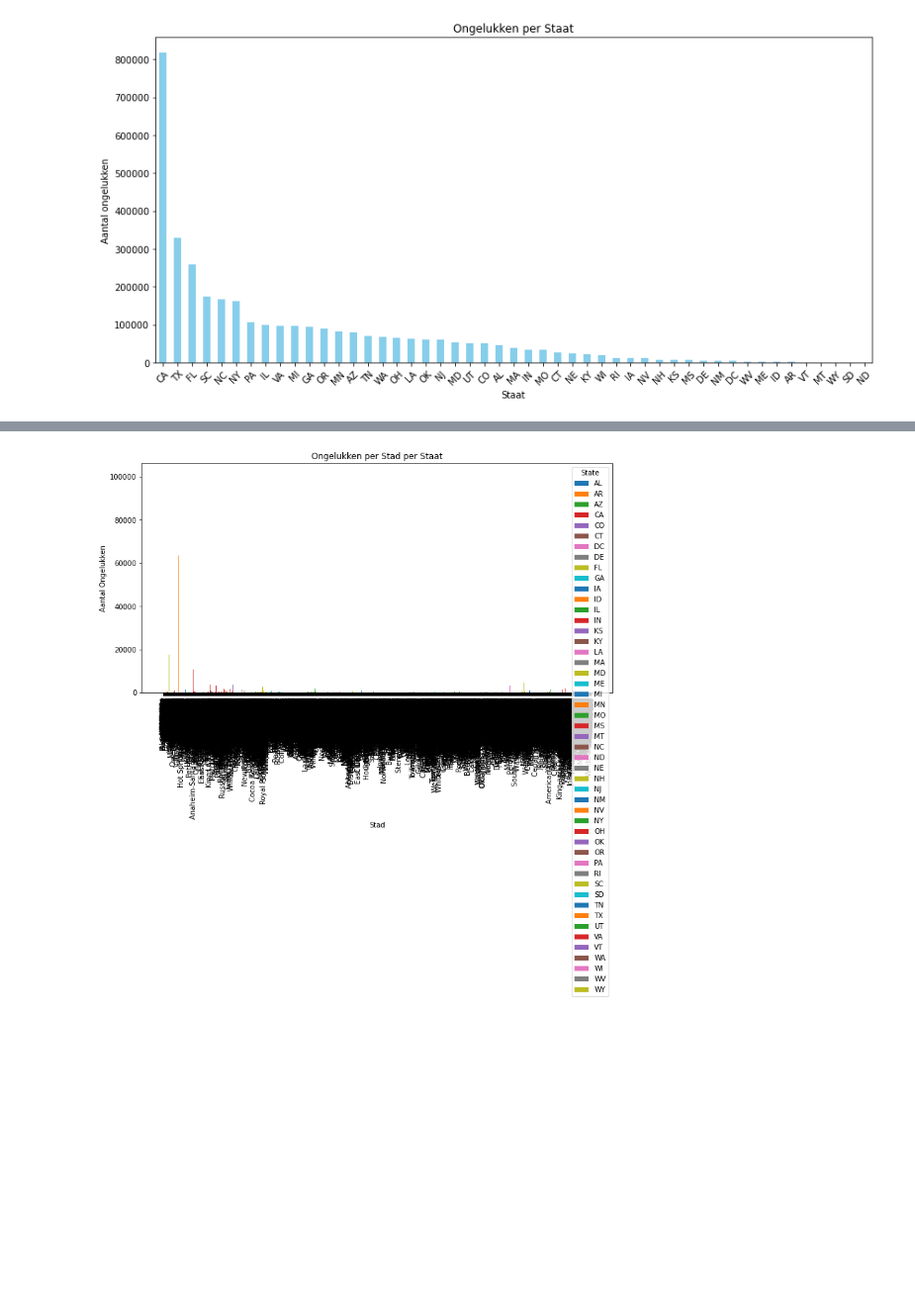
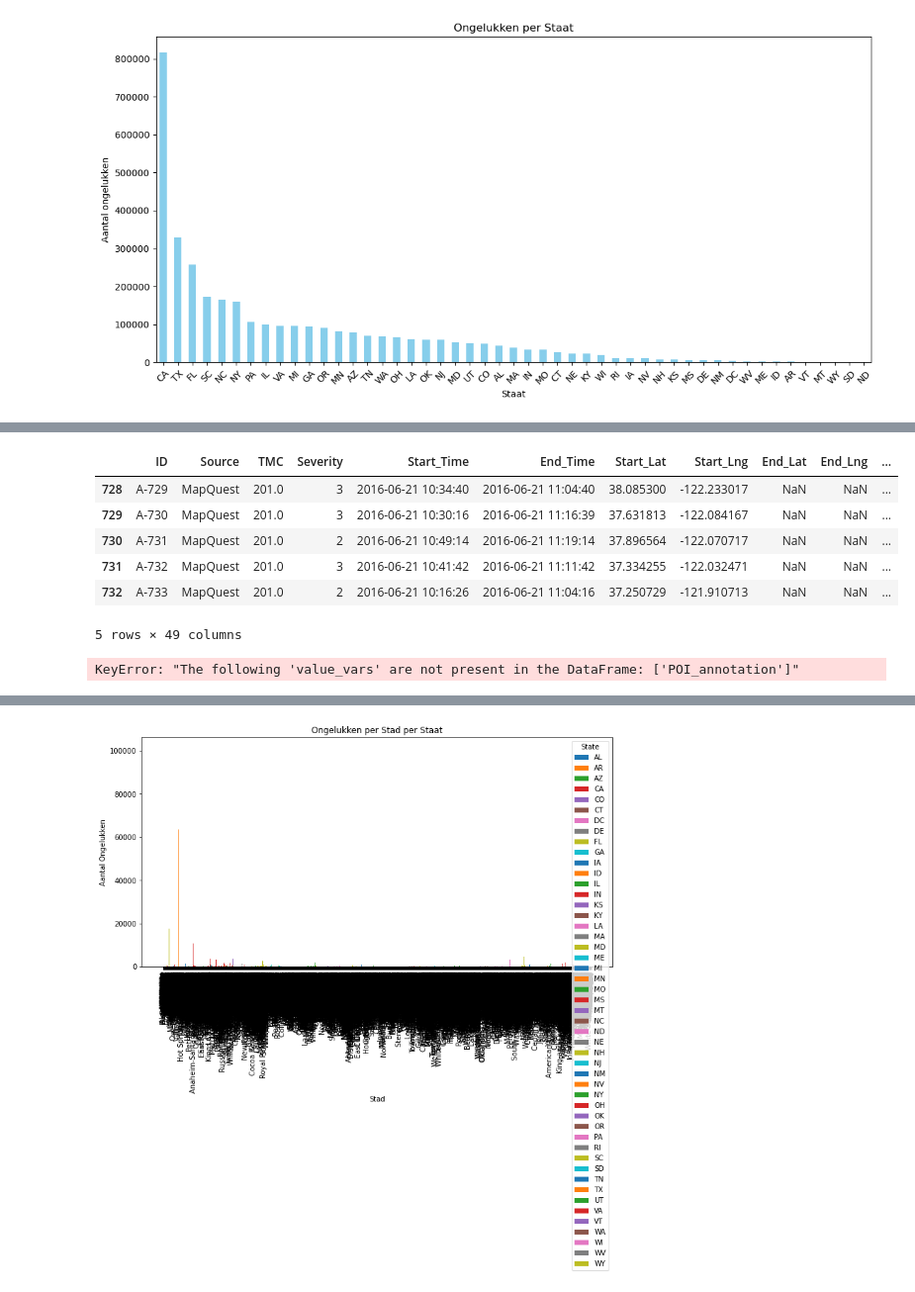
Before and after one commit to IsabelvanDam19/WT_Specialisatie, a Jupyter notebook: Beetje dingen enzo.ipynb, the cells around one changed output, grey strips where cells are left out. Shown at 99% size. Cells and saved outputs as stored; diff of their text form; code cells hidden in the pictures; blank space fills up the shorter version.

```diff
--- a/Beetje dingen enzo.ipynb
+++ b/Beetje dingen enzo.ipynb
@@ -57,0 +80,13 @@ plt.show()
+# %%
+# Select only the rows with state CA
+df1 = df[df['State'] ==  'CA']
+# %%
+df2 = df1.groupby('')
+# %% [output]
+|  | ID | Source | TMC | Severity | Start_Time | End_Time | Start_Lat | Start_Lng | End_Lat | End_Lng | ... |
+| 728 | A-729 | MapQuest | 201.0 | 3 | 2016-06-21 10:34:40 | 2016-06-21 11:04:40 | 38.085300 | -122.233017 | NaN | NaN | ... |
+| 729 | A-730 | MapQuest | 201.0 | 3 | 2016-06-21 10:30:16 | 2016-06-21 11:16:39 | 37.631813 | -122.084167 | NaN | NaN | ... |
+| 730 | A-731 | MapQuest | 201.0 | 2 | 2016-06-21 10:49:14 | 2016-06-21 11:19:14 | 37.896564 | -122.070717 | NaN | NaN | ... |
+| 731 | A-732 | MapQuest | 201.0 | 3 | 2016-06-21 10:41:42 | 2016-06-21 11:11:42 | 37.334255 | -122.032471 | NaN | NaN | ... |
+| 732 | A-733 | MapQuest | 201.0 | 2 | 2016-06-21 10:16:26 | 2016-06-21 11:04:16 | 37.250729 | -121.910713 | NaN | NaN | ... |
+5 rows × 49 columns
@@ -57,0 +104,6 @@ plt.show()
+# %%
+#df[plek_ = df(id_vars=['Roundabout', 'Station'], value_vars=['POI_annotation'])
+
+melted_df = df.melt(id_vars=['Roundabout', 'Station'], value_vars=['POI_annotation'], var_name='POI_status', value_name='POI_value')
+# %% [output]
+KeyError: "The following 'value_vars' are not present in the DataFrame: ['POI_annotation']"
```
Also changed, not shown: parts of 8 cells of this notebook.
